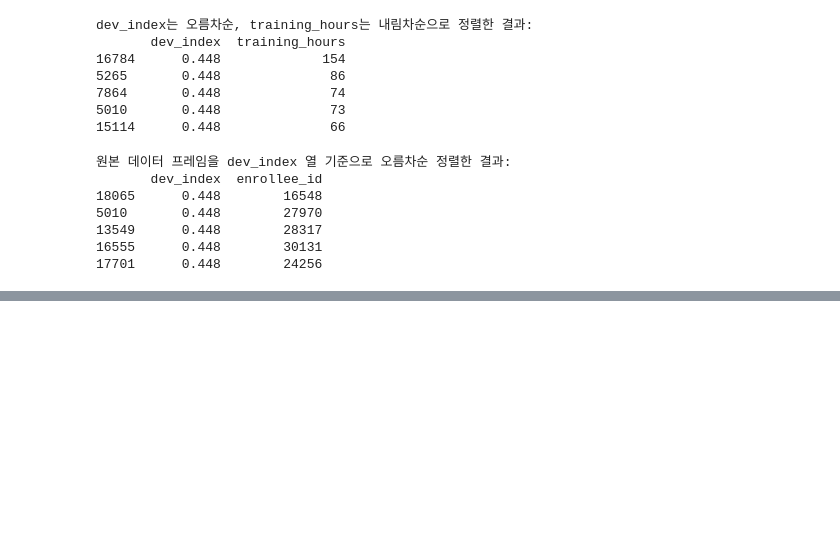
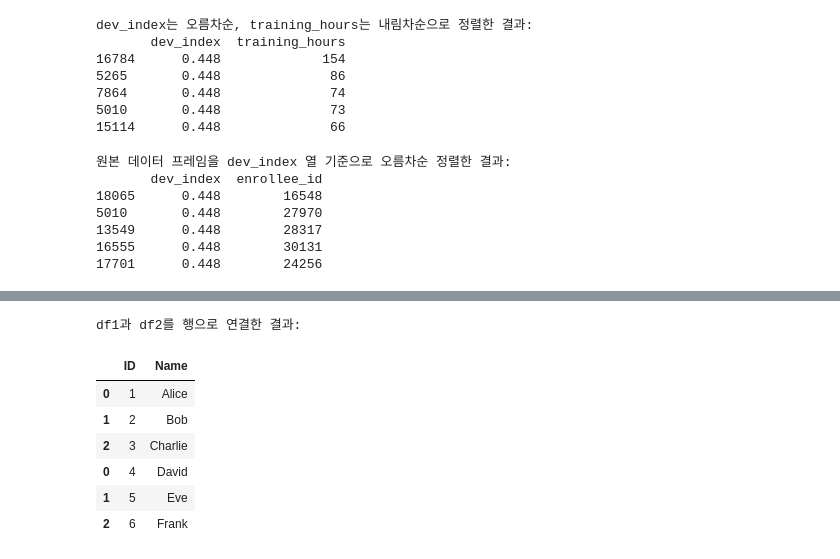
Before and after one commit to redinbluesky/fun-coding-python-data-analysis, a Jupyter notebook: 06-데이터_전처리.ipynb, the cells around one changed output, grey strips where cells are left out. Drawn from its saved outputs; the diff is of its cells as text; code cells hidden in the pictures; blank space fills up the shorter version.

```diff
--- a/06-데이터_전처리.ipynb
+++ b/06-데이터_전처리.ipynb
@@ -589,0 +818,14 @@ print(df[['dev_index', 'enrollee_id']].head())
+# %%
+#concat() 메서드를 사용하여 df1, df2 데이터프레임을 행으로 연결하되 join='inner'로 지정하여 일치하는 열만 포함한다.
+df_concat = pd.concat([df1, df2], axis=0, join='inner')
+print("df1과 df2를 행으로 연결한 결과:")
+df_concat
+# %% [output]
+df1과 df2를 행으로 연결한 결과:
+|  | ID | Name |
+| 0 | 1 | Alice |
+| 1 | 2 | Bob |
+| 2 | 3 | Charlie |
+| 0 | 4 | David |
+| 1 | 5 | Eve |
+| 2 | 6 | Frank |
```
Also changed, not shown: parts of 21 cells of this notebook.
